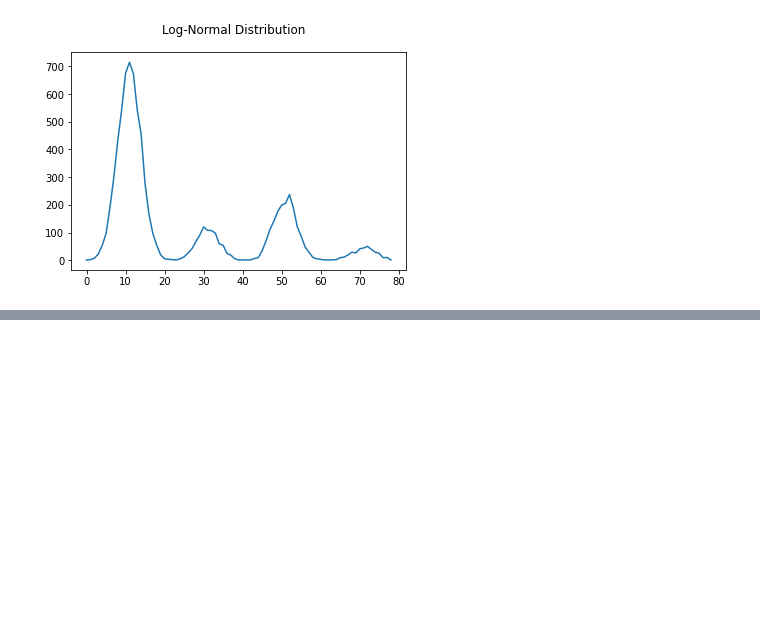
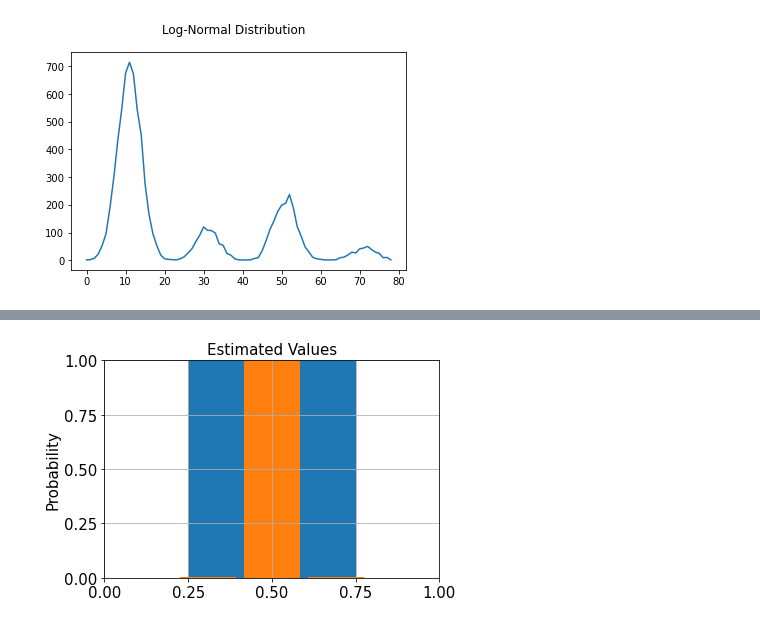
Before and after one commit to sergiogh/qpirates-qiskit-notebooks, a Jupyter notebook: Probability Distributions.ipynb, the cells around one changed output, grey strips where cells are left out. Drawn from its saved outputs; the diff is of its cells as text; code cells hidden in the pictures; blank space fills up the shorter version.

Commit message:
last touches for quantum for devs pres

```diff
--- a/Probability Distributions.ipynb
+++ b/Probability Distributions.ipynb
@@ -220,0 +219,24 @@ probability_distribution(counts)
+# %%
+estimation_qubits = 4
+ae_lognormal = AmplitudeEstimation(estimation_qubits, state_preparation=lognorm)
+ae_uniform = AmplitudeEstimation(estimation_qubits, state_preparation=uniform)
+ae_normal = AmplitudeEstimation(estimation_qubits, state_preparation=normal)
+# %%
+result_lognormal = ae_lognormal.run(quantum_instance=BasicAer.get_backend('qasm_simulator'))
+result_uniform = ae_uniform.run(quantum_instance=BasicAer.get_backend('qasm_simulator'))
+result_normal = ae_normal.run(quantum_instance=BasicAer.get_backend('qasm_simulator'))
+# %%
+# plot estimated values
+
+plt.bar(result_uniform['mapped_a_samples'], result_uniform['probabilities'], width=0.5/len(result_uniform['probabilities']))
+plt.bar(result_lognormal['mapped_a_samples'], result_lognormal['probabilities'], width=0.5/len(result_lognormal['probabilities']))
+#plt.bar(result_normal['mapped_a_samples'], result_normal['probabilities'], width=0.5/len(result_normal['probabilities']))
+plt.xticks([0, 0.25, 0.5, 0.75, 1], size=15)
+plt.yticks([0, 0.25, 0.5, 0.75, 1], size=15)
+plt.title('Estimated Values', size=15)
+plt.ylabel('Probability', size=15)
+plt.ylim((0,1))
+plt.grid()
+plt.show()
+# %% [output]
+[figure, added]
```
Also changed, not shown: parts of 6 cells of this notebook, 1 other file.
